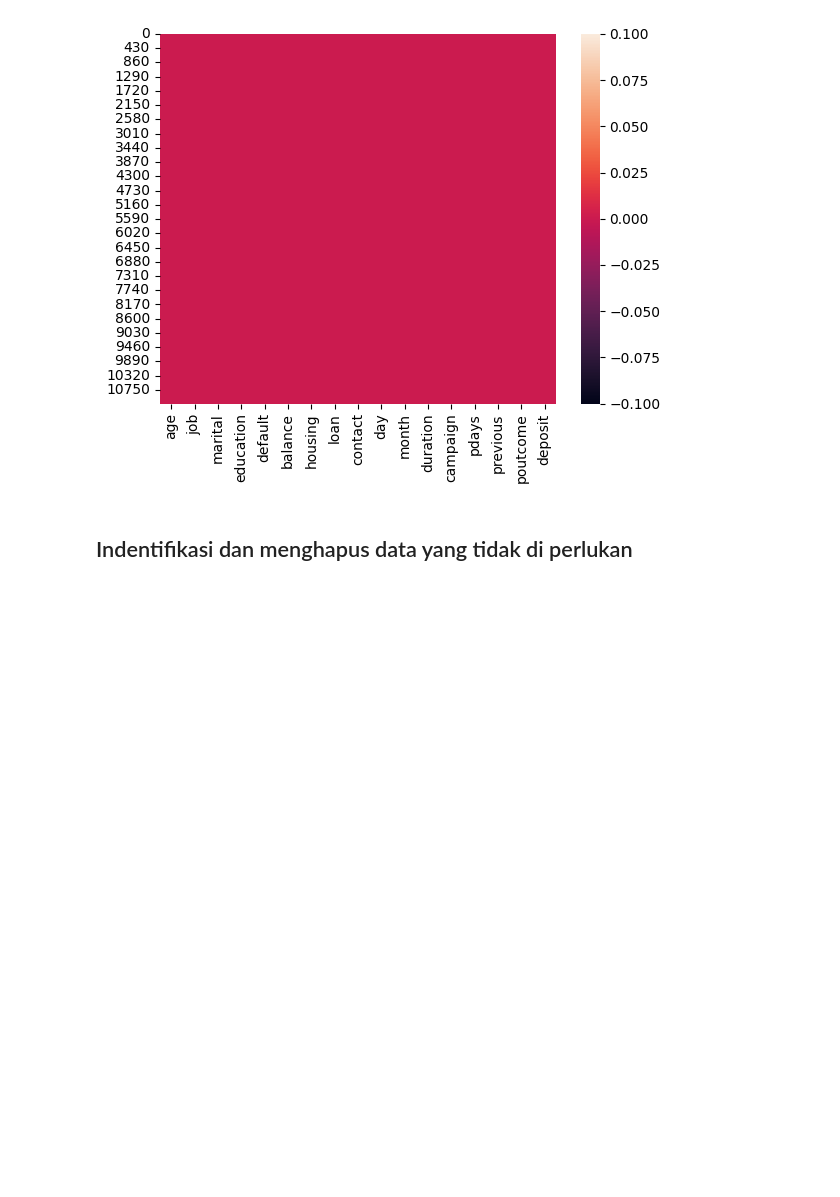
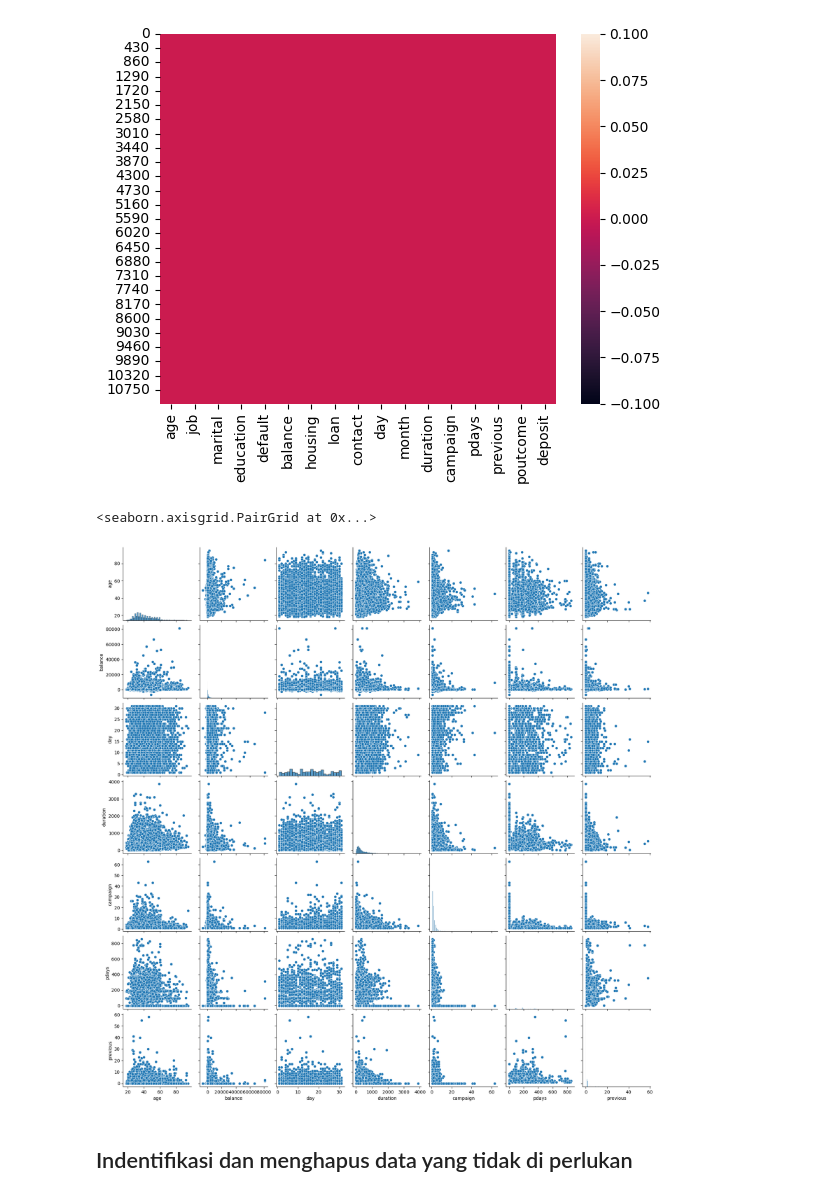
Before and after one commit to Runyuk/UTS-SMLOps, a Jupyter notebook: Nyoba 1.ipynb, the cells around one changed output. Cells and saved outputs as stored; diff of their text form; code cells hidden in the pictures; blank space fills up the shorter version.

```diff
--- a/Nyoba 1.ipynb
+++ b/Nyoba 1.ipynb
@@ -53,6 +89,11 @@ sns.heatmap(data.isnull())
 # %% [output]
 <Axes: >
 [figure]
+# %%
+sns.pairplot(data)
+# %% [output]
+<seaborn.axisgrid.PairGrid at 0x...>
+[figure, added]
 # %% [markdown]
 ## Indentifikasi dan menghapus data yang tidak di perlukan
 # %%
```
Also changed, not shown: parts of 2 cells of this notebook.
